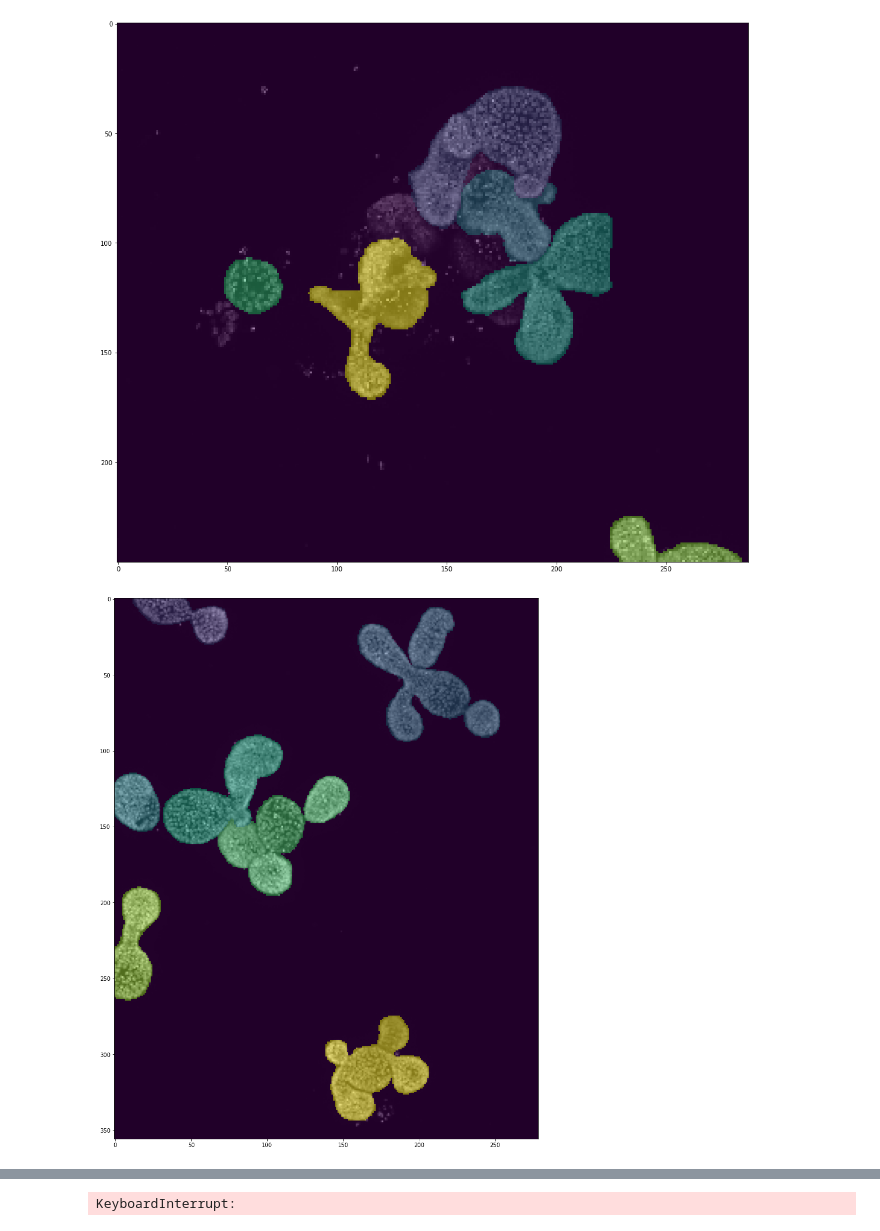
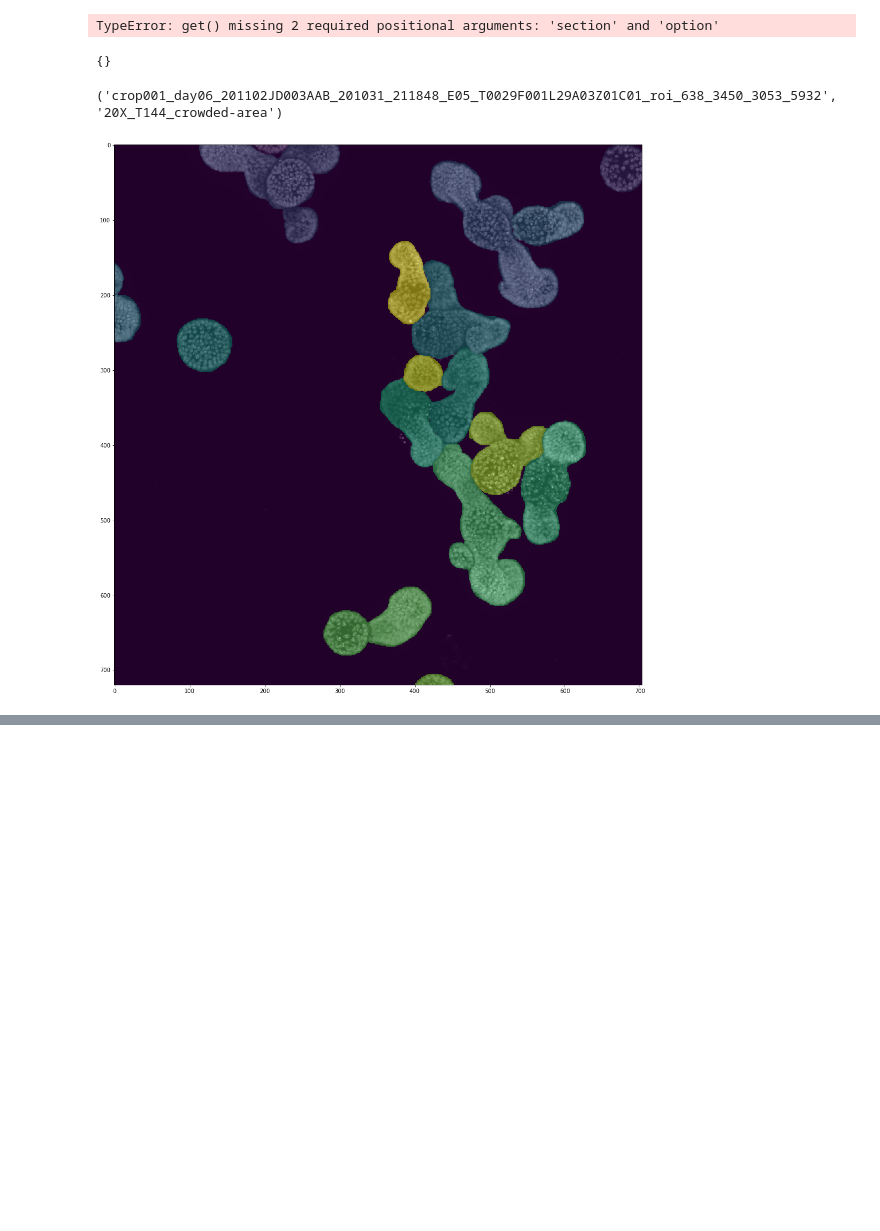
Before and after one commit to fmi-basel/isit, a Jupyter notebook: notebooks/scratchpad.ipynb, the cells around one changed output, grey strips where cells are left out. Saved outputs shown, nothing was run; the diff lists cells and outputs as text; code cells hidden in the pictures; blank space fills up the shorter version.

```diff
--- a/notebooks/scratchpad.ipynb
+++ b/notebooks/scratchpad.ipynb
@@ -12,17 +10,15 @@ df
-# %%
-for idx,subdf in df.groupby(['fname']):
-
-    pred, raw = subdf.dc.read()
-    raw = raw[0]
-
-    step = 8
-
-    plt.figure(figsize=(18,18))
-    plt.imshow(raw[::step,::step], cmap='Greys_r')
-#     plt.show()
-
-#     plt.figure(figsize=(18,18))
-    plt.imshow(pred[::step,::step], interpolation='nearest', alpha=0.75)
-    plt.show()
+# %%
+import luigi
+
+# luigi.configuration.add_config_path('../config.cfg')
+luigi.configuration.get_config().get()
+# %% [output]
+TypeError: get() missing 2 required positional arguments: 'section' and 'option'
+# %%
+config = luigi.configuration.get_config()
+
+{s:dict(config.items(s)) for s in config.sections()}
+# %% [output]
+{}
 # %%
 df = pd.read_hdf('/tungstenfs/scratch/gliberal/Users/ortiraph/datasets/ISIT/2D_mip_org_seg/training_collection.h5', 'dc')
@@ -31,15 +25,15 @@ df.dc[:,'20X_T144_crowded-area']
 # %%
-step = 8
+step = 4
 
-for idx,subdf in df.dc[:,:,'20X_T144_crowded-area'].groupby(['fname', 'subset']):
+for idx,subdf in df.dc[:,:,'20X_T144_crowded-area','crop001_day06_201102JD003AAB_201031_211848_E05_T0029F001L29A03Z01C01_roi_638_3450_3053_5932'].groupby(['fname', 'subset']):
     annot, raw = subdf.dc.read()
-
+    print(idx)
     plt.figure(figsize=(18,18))
     plt.imshow(raw[::step,::step], cmap='Greys_r')
     plt.imshow(annot[::step,::step], interpolation='nearest', alpha=0.5)
     plt.show()
 
 #     break
 # %% [output]
+('crop001_day06_201102JD003AAB_201031_211848_E05_T0029F001L29A03Z01C01_roi_638_3450_3053_5932', '20X_T144_crowded-area')
-[figure, old version]
+[figure, new version]
-[figure, removed]
@@ -48,4 +40,3 @@ for idx,subdf in df.dc[:,:,'20X_T144_crowded-area'].groupby(['fname', 'subset'])
-KeyboardInterrupt:
 # %%
 import tensorflow as tf
 
```
Also changed, not shown: parts of 12 cells of this notebook, 4 other files.
